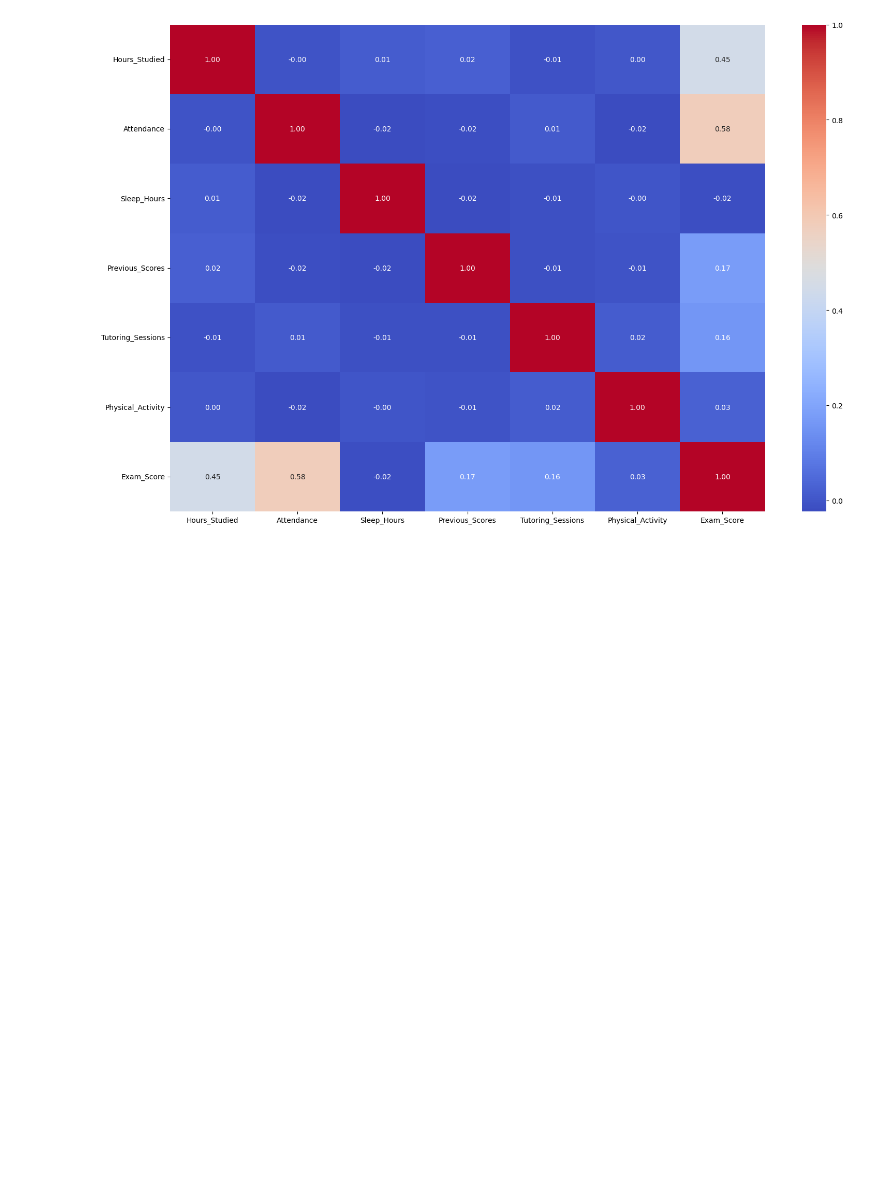
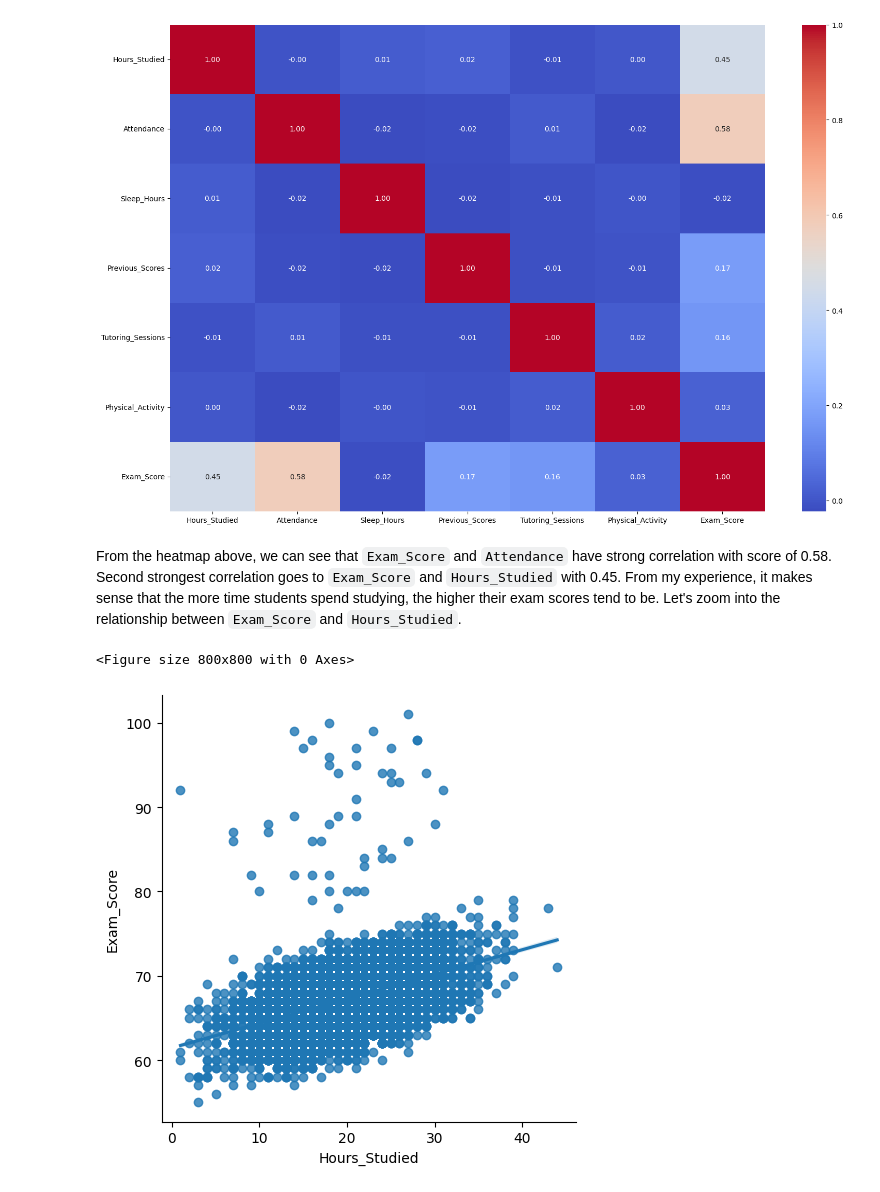
Before and after one commit to JudoboyAlex/student_performance_prediction, a Jupyter notebook: student_performance_prediction.ipynb, the cells around one changed output. Saved outputs shown, nothing was run; the diff lists cells and outputs as text; code cells hidden in the pictures; blank space fills up the shorter version.

```diff
--- a/student_performance_prediction.ipynb
+++ b/student_performance_prediction.ipynb
@@ -164,3 +164,13 @@ plt.tight_layout()
 plt.show()
 # %% [output]
 [figure]
+# %% [markdown]
+From the heatmap above, we can see that `Exam_Score` and `Attendance` have strong correlation with score of 0.58. Second strongest correlation goes to `Exam_Score` and `Hours_Studied` with 0.45.
+From my experience, it makes sense that the more time students spend studying, the higher their exam scores tend to be. Let's zoom into the relationship between `Exam_Score` and `Hours_Studied`.
+# %%
+plt.figure(figsize=(8,8))
+sns.lmplot(x='Hours_Studied', y='Exam_Score', data=data)
+plt.show()
+# %% [output]
+<Figure size 800x800 with 0 Axes>
+[figure, added]
```
Also changed, not shown: parts of 1 cell of this notebook, 1 other file.
